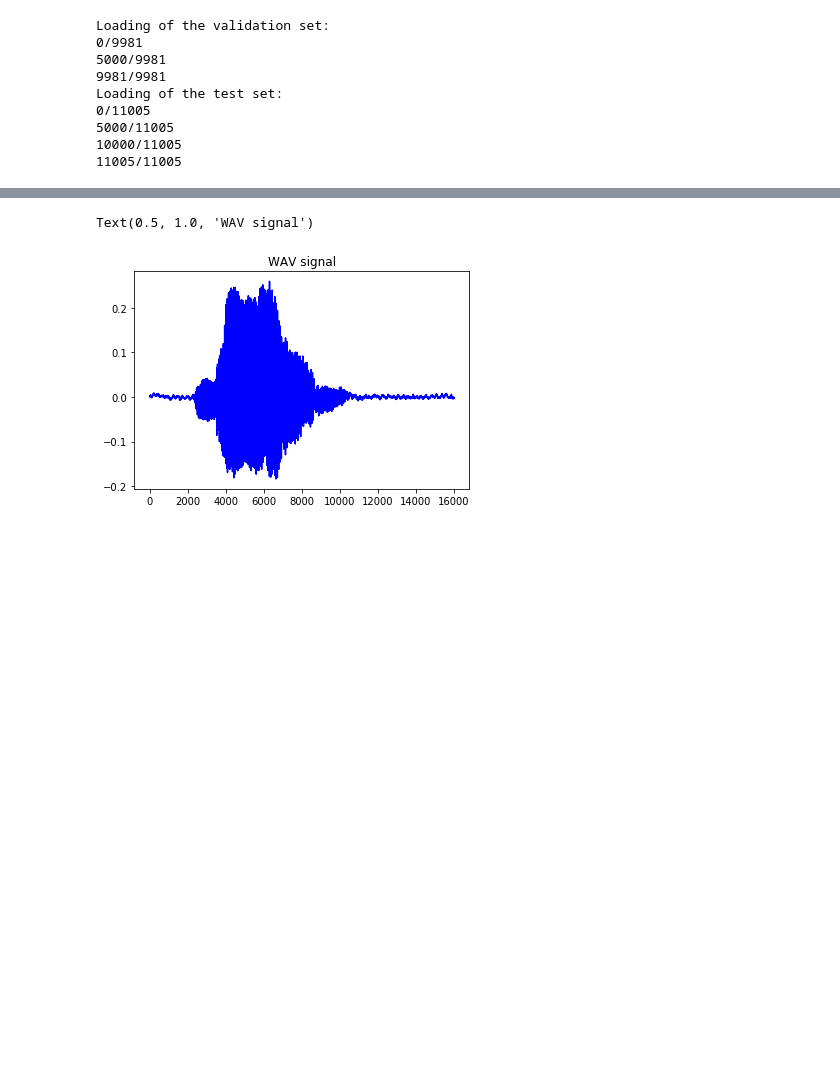
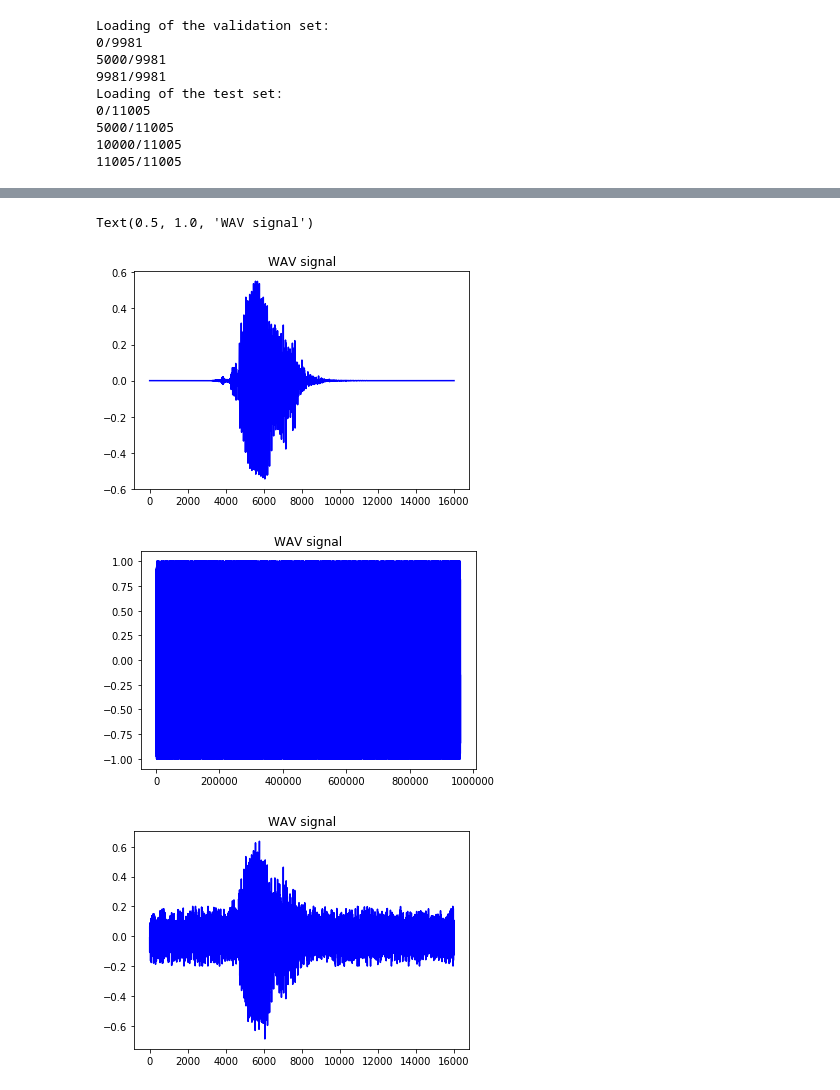
Before and after one commit to XWerer/HDA_Project, a Jupyter notebook: Prova5.ipynb, the cells around one changed output, grey strips where cells are left out. Saved outputs shown, nothing was run; the diff lists cells and outputs as text; code cells hidden in the pictures; blank space fills up the shorter version.

```diff
--- a/Prova5.ipynb
+++ b/Prova5.ipynb
@@ -194,19 +196,31 @@ file: on/6d2d3b0d_nohash_0.wav - label: 8
 # %%
 # Function to load numpy array
 def load_data(file_name, data_dir):
     # Load the wav signal from the .npy file
     data = np.load(data_dir + file_name)
     return data
 
 # Plot a wav
-file_name = train[25]
+file_name = train[75214]
 data = load_data(file_name, dataset_dir)
 plt.figure()
 plt.plot(data, color='b')
 plt.title('WAV signal')
+
+noise = load_data('_background_noise_/white_noise.wav.npy', dataset_dir)
+plt.figure()
+plt.plot(noise, color='b')
+plt.title('WAV signal')
+
+data = addNoise1(data, noise, intensity = 0.2)
+plt.figure()
+plt.plot(data, color='b')
+plt.title('WAV signal')
 # %% [output]
 Text(0.5, 1.0, 'WAV signal')
-[figure, old version]
+[figure, new version]
+[figure, added]
+[figure, added]
 # %%
 # Function to preprocess the data
 def load_and_preprocess_data(file_name, data_dir, noisy = False):
```
Also changed, not shown: parts of 13 cells of this notebook, 2 other files.
